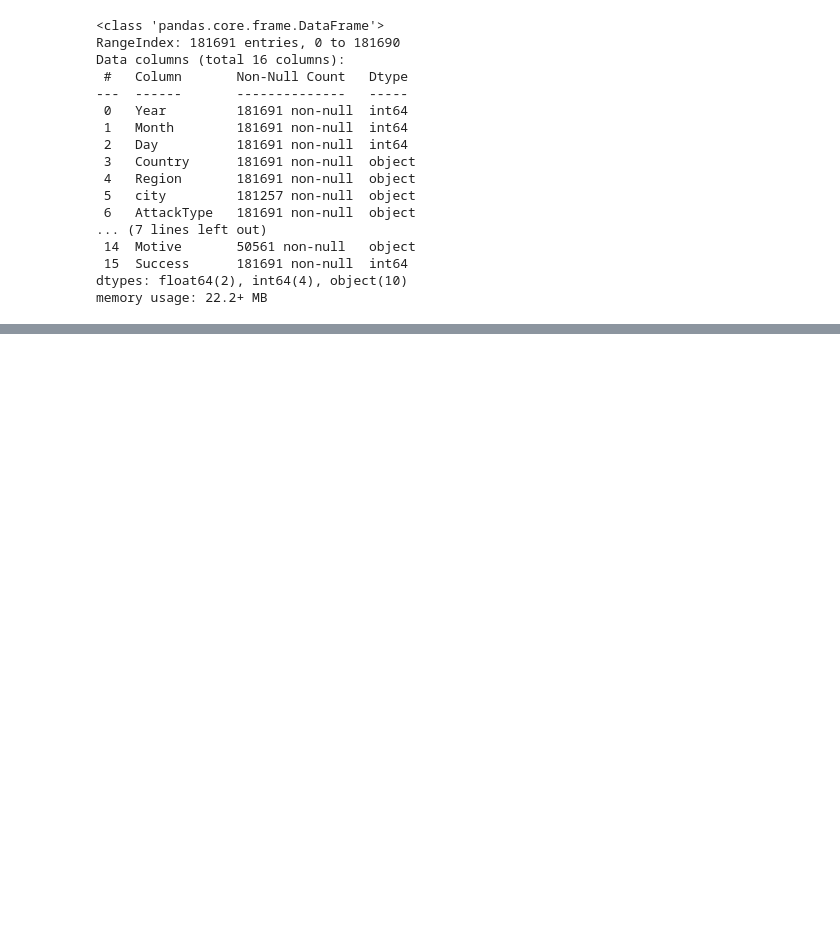
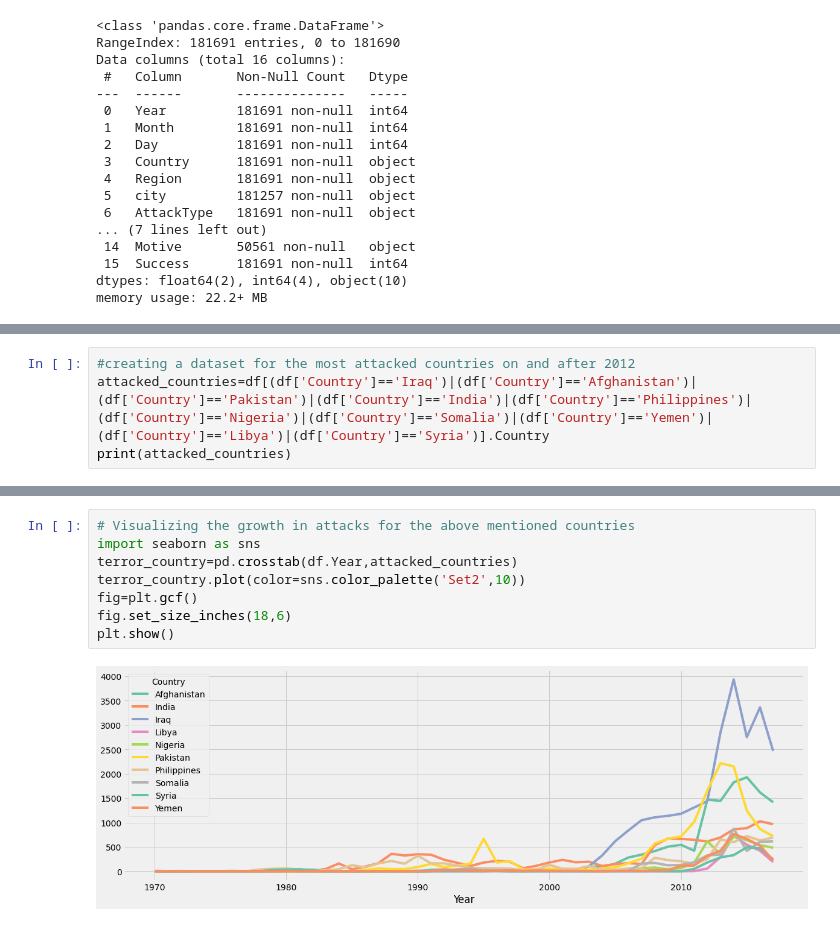
Before and after one commit to disuja7/Global_terrorism_analysis, a Jupyter notebook: Deeshu_Kumar_Global_Terrorism_Analysis_Capstone_Project.ipynb, the cells around one changed output, grey strips where cells are left out. Cells and saved outputs as stored; diff of their text form; blank space fills up the shorter version.

```diff
--- a/Deeshu_Kumar_Global_Terrorism_Analysis_Capstone_Project.ipynb
+++ b/Deeshu_Kumar_Global_Terrorism_Analysis_Capstone_Project.ipynb
@@ -441,0 +296,4 @@ Top_target_type.head(10)
+# %%
+#creating a dataset for the most attacked countries on and after 2012
+attacked_countries=df[(df['Country']=='Iraq')|(df['Country']=='Afghanistan')|(df['Country']=='Pakistan')|(df['Country']=='India')|(df['Country']=='Philippines')|(df['Country']=='Nigeria')|(df['Country']=='Somalia')|(df['Country']=='Yemen')|(df['Country']=='Libya')|(df['Country']=='Syria')].Country
+print(attacked_countries)
@@ -441,0 +313,10 @@ Top_target_type.head(10)
+# %%
+# Visualizing the growth in attacks for the above mentioned countries
+import seaborn as sns
+terror_country=pd.crosstab(df.Year,attacked_countries)
+terror_country.plot(color=sns.color_palette('Set2',10))
+fig=plt.gcf()
+fig.set_size_inches(18,6)
+plt.show()
+# %% [output]
+[figure, added]
```
Also changed, not shown: parts of 79 cells of this notebook.
